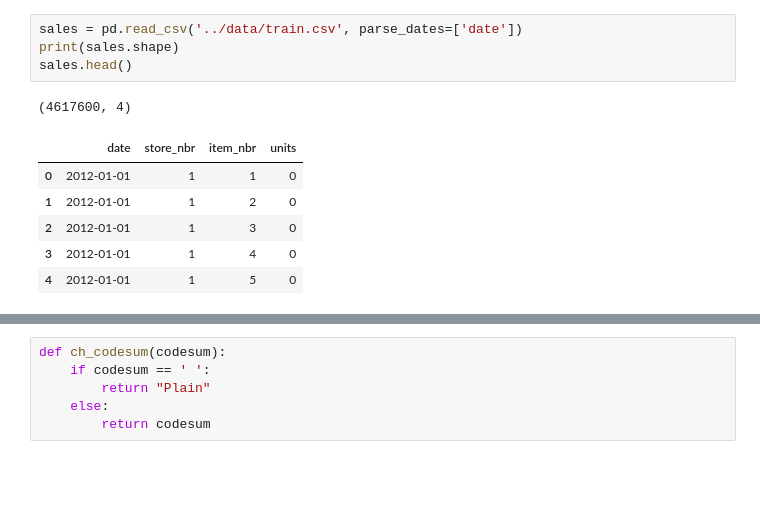
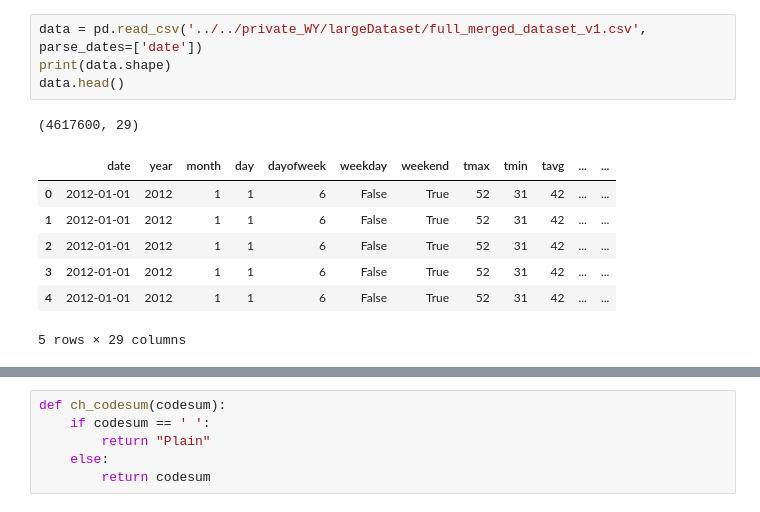
Before and after one commit to lucaseo/dss7-walmart-project, a Jupyter notebook: wy/Add Holiday to Data.ipynb, the cells around one changed output, grey strips where cells are left out. Saved outputs shown, nothing was run; the diff lists cells and outputs as text; blank space fills up the shorter version.

Commit message:
add new holiday_data.

```diff
--- a/wy/Add Holiday to Data.ipynb
+++ b/wy/Add Holiday to Data.ipynb
@@ -1,12 +1,13 @@
 # %%
-sales = pd.read_csv('../data/train.csv', parse_dates=['date'])
-print(sales.shape)
-sales.head()
+data = pd.read_csv('../../private_WY/largeDataset/full_merged_dataset_v1.csv', parse_dates=['date'])
+print(data.shape)
+data.head()
 # %% [output]
-(4617600, 4)
+(4617600, 29)
-|  | date | store_nbr | item_nbr | units |
-| 0 | 2012-01-01 | 1 | 1 | 0 |
-| 1 | 2012-01-01 | 1 | 2 | 0 |
-| 2 | 2012-01-01 | 1 | 3 | 0 |
-| 3 | 2012-01-01 | 1 | 4 | 0 |
-| 4 | 2012-01-01 | 1 | 5 | 0 |
+|  | date | year | month | day | dayofweek | weekday | weekend | tmax | tmin | tavg | ... | ... |
+| 0 | 2012-01-01 | 2012 | 1 | 1 | 6 | False | True | 52 | 31 | 42 | ... | ... |
+| 1 | 2012-01-01 | 2012 | 1 | 1 | 6 | False | True | 52 | 31 | 42 | ... | ... |
+| 2 | 2012-01-01 | 2012 | 1 | 1 | 6 | False | True | 52 | 31 | 42 | ... | ... |
+| 3 | 2012-01-01 | 2012 | 1 | 1 | 6 | False | True | 52 | 31 | 42 | ... | ... |
+| 4 | 2012-01-01 | 2012 | 1 | 1 | 6 | False | True | 52 | 31 | 42 | ... | ... |
+5 rows × 29 columns
```
Also changed, not shown: parts of 27 cells of this notebook, 2 other files.
